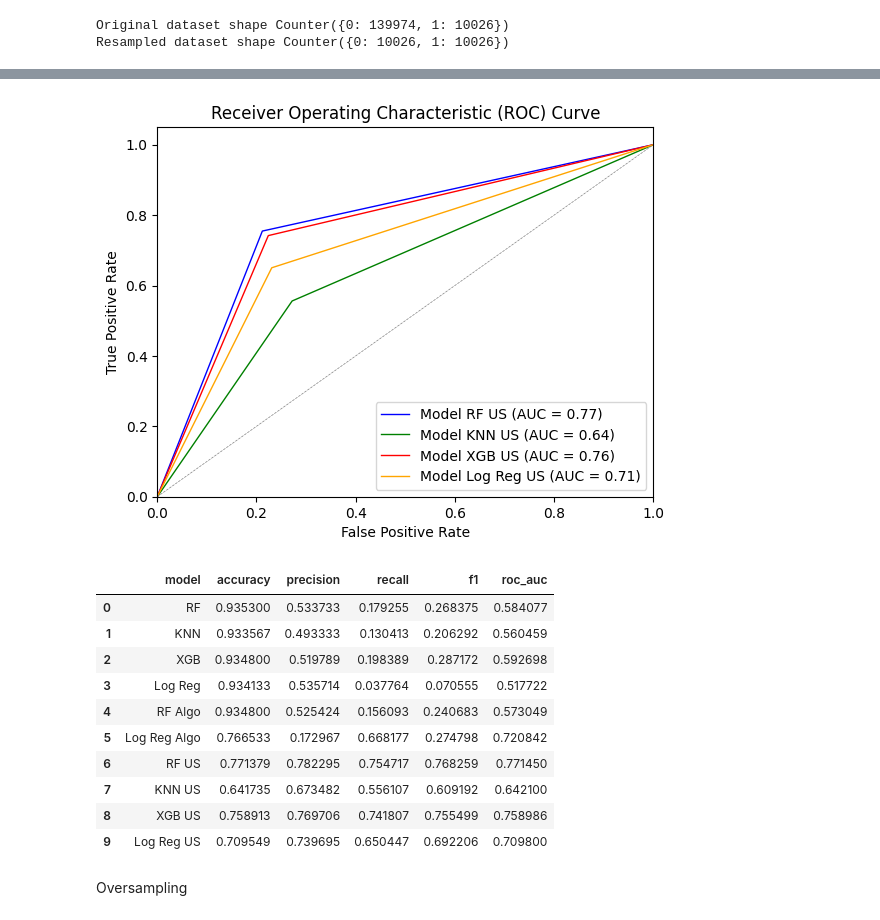
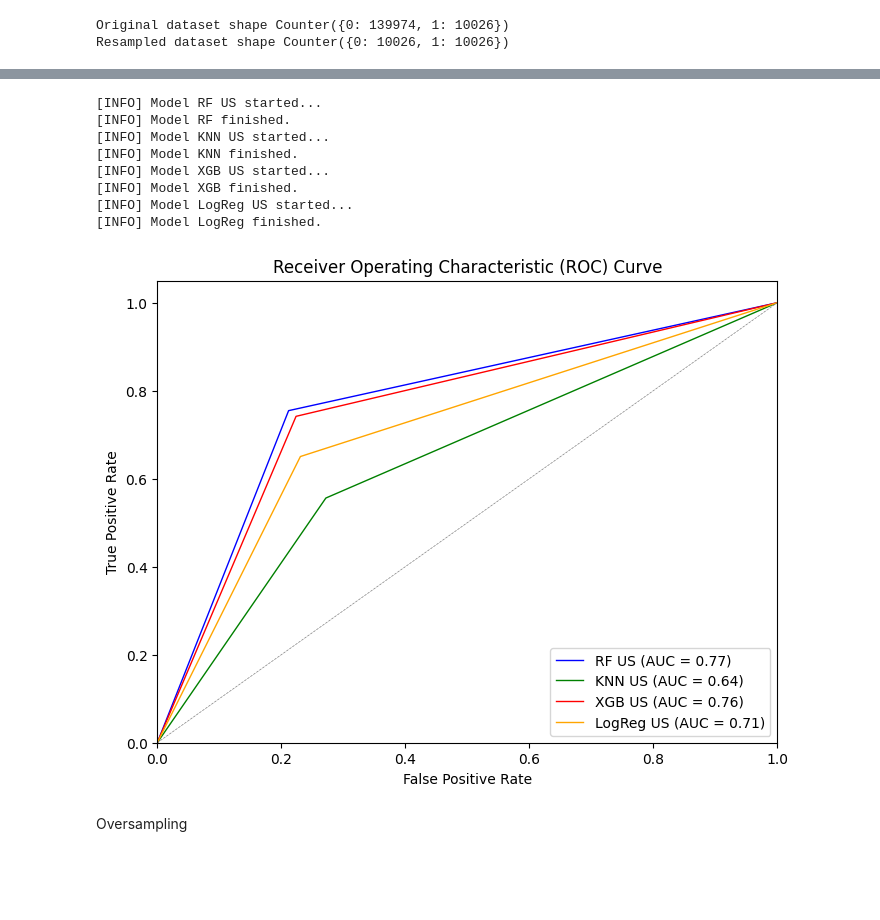
Before and after one commit to juliisch/MALE01, a Jupyter notebook: MALE01_ImbalancedData_JuliaSchmid.ipynb, the cells around one changed output, grey strips where cells are left out. Saved outputs shown, nothing was run; the diff lists cells and outputs as text; code cells hidden in the pictures; blank space fills up the shorter version.

```diff
--- a/MALE01_ImbalancedData_JuliaSchmid.ipynb
+++ b/MALE01_ImbalancedData_JuliaSchmid.ipynb
@@ -405,23 +360,3 @@ Resampled dataset shape Counter({0: 10026, 1: 10026})
 scaler = StandardScaler()
 X_train_us_scaled = scaler.fit_transform(X_train_us)
 X_test_us_scaled = scaler.transform(X_test_us)
-# %%
-k = 5
-
-rf_model = RandomForestClassifier(random_state=123)
-knn_model = KNeighborsClassifier(n_neighbors=k)
-xgb_model = xgb.XGBClassifier(objective="binary:logistic", eval_metric = 'auc', random_state=123, n_estimators=500, learning_rate=0.2)
-logReg_model = LogisticRegression()
-
-
-y_pred_rf_us = runModel(rf_model, X_train_us_scaled,y_train_us, X_test_us_scaled, y_test_us, 'RF US', df_result)
-y_pred_knn_us = runModel(knn_model, X_train_us_scaled,y_train_us, X_test_us_scaled, y_test_us, 'KNN US', df_result)
-y_pred_xgb_us = runModel(xgb_model, X_train_us_scaled,y_train_us, X_test_us_scaled, y_test_us, 'XGB US', df_result)
-y_pred_logReg_us = runModel(logReg_model, X_train_us_scaled,y_train_us, X_test_us_scaled, y_test_us, 'Log Reg US', df_result)
-
-
-
-df_result, roc_data_rf_us = getResults(y_pred_rf_us, y_test_us, 'RF US', df_result)
-df_result, roc_data_knn_us = getResults(y_pred_knn_us, y_test_us, 'KNN US', df_result)
-df_result, roc_data_xgb_us = getResults(y_pred_xgb_us, y_test_us, 'XGB US', df_result)
-df_result, roc_data_logReg_us = getResults(y_pred_logReg_us, y_test_us, 'Log Reg US', df_result)
@@ -437,33 +363,17 @@ df_result, roc_data_logReg_us = getResults(y_pred_logReg_us, y_test_us, 'Log Reg
-# %%
-plt.figure()
-plt.plot(roc_data_rf_us[0], roc_data_rf_us[1], color='blue', lw=1, label=f'Model RF US (AUC = {roc_data_rf_us[2]:.2f})')
-plt.plot(roc_data_knn_us[0], roc_data_knn_us[1], color='green', lw=1, label=f'Model KNN US (AUC = {roc_data_knn_us[2]:.2f})')
-plt.plot(roc_data_xgb_us[0], roc_data_xgb_us[1], color='red', lw=1, label=f'Model XGB US (AUC = {roc_data_xgb_us[2]:.2f})')
-plt.plot(roc_data_logReg_us[0], roc_data_logReg_us[1], color='orange', lw=1, label=f'Model Log Reg US (AUC = {roc_data_logReg_us[2]:.2f})')
-plt.plot([0, 1], [0, 1], color='gray', lw=0.5, linestyle='--')
-plt.xlim([0.0, 1.0])
-plt.ylim([0.0, 1.05])
-plt.xlabel('False Positive Rate')
-plt.ylabel('True Positive Rate')
-plt.title('Receiver Operating Characteristic (ROC) Curve')
-plt.legend(loc="lower right")
-plt.show()
-# %% [output]
-[figure, removed]
-# %%
-df_result
-# %% [output]
-|  | model | accuracy | precision | recall | f1 | roc_auc |
-| 0 | RF | 0.935300 | 0.533733 | 0.179255 | 0.268375 | 0.584077 |
-| 1 | KNN | 0.933567 | 0.493333 | 0.130413 | 0.206292 | 0.560459 |
-| 2 | XGB | 0.934800 | 0.519789 | 0.198389 | 0.287172 | 0.592698 |
-| 3 | Log Reg | 0.934133 | 0.535714 | 0.037764 | 0.070555 | 0.517722 |
-| 4 | RF Algo | 0.934800 | 0.525424 | 0.156093 | 0.240683 | 0.573049 |
-| 5 | Log Reg Algo | 0.766533 | 0.172967 | 0.668177 | 0.274798 | 0.720842 |
-| 6 | RF US | 0.771379 | 0.782295 | 0.754717 | 0.768259 | 0.771450 |
-| 7 | KNN US | 0.641735 | 0.673482 | 0.556107 | 0.609192 | 0.642100 |
-| 8 | XGB US | 0.758913 | 0.769706 | 0.741807 | 0.755499 | 0.758986 |
-| 9 | Log Reg US | 0.709549 | 0.739695 | 0.650447 | 0.692206 | 0.709800 |
+# %%
+# df_result, roc_data_us = runModelAll(5,X_train_us_scaled, y_train_us, X_test_us_scaled, y_test_us, df_result, 'US' )
+df_result, roc_data_us = runAndPredict(5,X_train_us_scaled, y_train_us, X_test_us_scaled, y_test_us, df_result, 'US')
+plot_roc_curve(roc_data_us)
+# %% [output]
+[INFO] Model RF US started...
+[INFO] Model RF finished.
+[INFO] Model KNN US started...
+[INFO] Model KNN finished.
+[INFO] Model XGB US started...
+[INFO] Model XGB finished.
+[INFO] Model LogReg US started...
+[INFO] Model LogReg finished.
+[figure, added]
 # %% [markdown]
 Oversampling
 # %%
```
Also changed, not shown: parts of 22 cells of this notebook.
